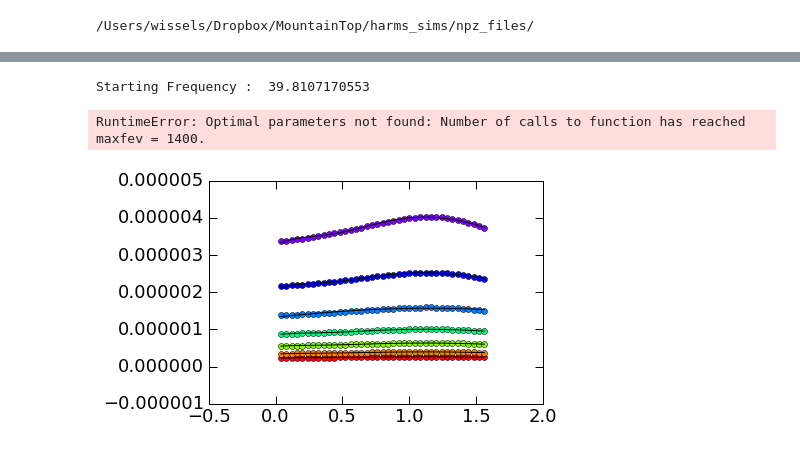
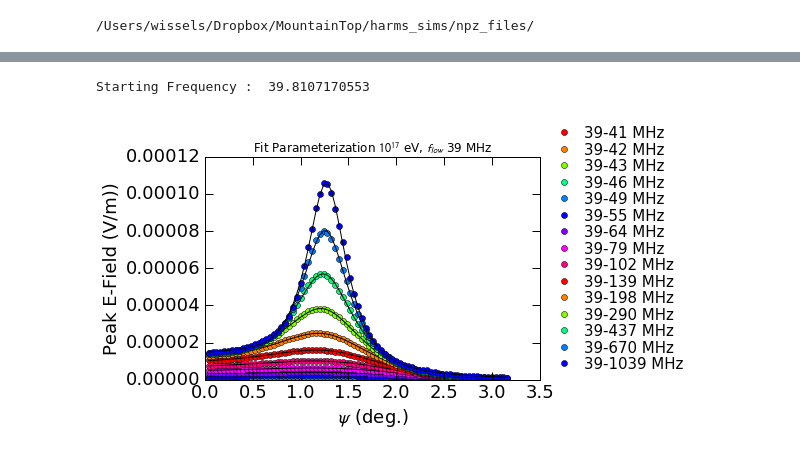
Before and after one commit to swissel/nutau_acceptance, a Jupyter notebook: 03_Detector/Parameterized Efields.ipynb, the cells around one changed output, grey strips where cells are left out. Drawn from its saved outputs; the diff is of its cells as text; code cells hidden in the pictures.

Commit message:
Changes to angular acceptance and E-field parameterization notebooks.

```diff
--- a/03_Detector/Parameterized Efields.ipynb
+++ b/03_Detector/Parameterized Efields.ipynb
@@ -61,7 +61,7 @@ def band_peak_efield(efield, freq, f_LO, bandwidth):
 
 def efield_vs_angle(h, z, f_Lo_list, bandwidth_list):
 
-    off_angle_array = np.arange(0.04,40*0.04, 0.04)
+    off_angle_array = np.arange(0.04,80*0.04, 0.04)
     i_off_angle_array = range(1, len(off_angle_array)+1)
     epeak_list = np.zeros((len(f_Lo_list), len(bandwidth_list), len(i_off_angle_array)))
     cc = 0
@@ -175,7 +175,9 @@ def lorentzian_func(psi, E_0, frac_gauss, gauss_peak, gauss_width):
 
 def lorentzian_gaussian_background_func(psi, E_0, frac_gauss, gauss_peak, gauss_width, E_1, width2):
     v = (psi - gauss_peak) / gauss_width
-    E_field = E_0*(frac_gauss*np.exp(-v**2/2.)  + (1-frac_gauss)/(1+v**2)) + + E_1*np.exp(-psi**2/2./width2**2)
+    E_field = E_0*(frac_gauss*np.exp(-v**2/2.)  + (1-frac_gauss)/(1+v**2)) + E_1*np.exp(-psi**2/2./width2**2)
+    #E_field = E_1*(frac_gauss*np.exp(-psi**2/(2.*width2) )) + E_0 * (1-frac_gauss) /(width2*(1. + (v/width2)**2))
+
     return E_field
 # %%
 E_0  = 0.183*1.e-3     # V/m at ground level for 10^17 eV tau lepton.
@@ -306,7 +308,7 @@ def FWHM(X,Y):
 # %%
 # Fit curves by varying the starting frequency for a fixed bandwidth.
 # Fit fails if initial parameter for gauss_peak is not close
-i_bandwidth  =7
+i_bandwidth  = 13
 print "Bandwidth : ", bandwidth_list[i_bandwidth]
 
 for i_f_Lo in range(0,len(f_Lo_list)):
@@ -314,27 +316,12 @@ for i_f_Lo in range(0,len(f_Lo_list)):
     E_0  =  max(epeak_list[i_f_Lo][i_bandwidth])# V/m at ground level for 10^17 eV tau lepton.
     E_1 = epeak_list[i_f_Lo][i_bandwidth][0]   # V/m at ground level for 10^17 eV tau lepton.
     frac_gauss = E_1/E_0 # fraction of Gaussian peak ( 1-frac_gauss is lorentzian)
-    gauss_peak = psi[np.where(max(epeak_list[i_f_Lo][i_bandwidth]) == epeak_list[i_f_Lo][i_bandwidth][:])[0][0]]      # degree.
-    if( frac_gauss < 0.5):
-        gauss_width = FWHM(psi, epeak_list[i_f_Lo][i_bandwidth][:])
-        #frac_gauss = gauss_width / 4.0# degrees
-        width2 = 0.05
-    else:
-        gauss_width = 3.00
-        width2 = 0.05     # degrees
+
     p0 = [E_0, frac_gauss, gauss_peak, gauss_width, E_1, width2] # initial parameters for the curve fit.
-    #print "INITIAL PARAMETERS: "
-    #print "_____________________"
-    #print p0
-    #print "_____________________"
     popt, pcov = curve_fit(lorentzian_gaussian_background_func, psi, epeak_list[i_f_Lo,i_bandwidth,:], p0=p0)
     pyp.plot(psi, epeak_list[i_f_Lo, i_bandwidth,:], 'o', color = bright_colors2[i_f_Lo%9], label="%d-%d MHz"%(int(f_Lo), int(f_Lo + bandwidth)))
     pyp.plot(psi, airshower_beam_func(psi, *popt),  'k')
-    #print "FIT PARAMETERS: "
-    #print "_____________________"
-    #print popt
-    #print "_____________________"
-pyp.title("Fit Parameterization $10^{17}$ eV, BW %d MHz"%(int(bandwidth_list[i_bandwidth])), fontsize=12)
+    pyp.title("Fit Parameterization $10^{17}$ eV, BW %d MHz"%(int(bandwidth_list[i_bandwidth])), fontsize=12)
 pyp.ylabel("Peak E-Field (V/m))")
 pyp.xlabel("$\psi$ (deg.)")
 pyp.xlim(0)
@@ -353,43 +340,35 @@ RuntimeError: Optimal parameters not found: Number of calls to function has reac
 i_f_Lo = 7
 f_Lo = f_Lo_list[i_f_Lo]
 print "Starting Frequency : ", f_Lo_list[i_f_Lo]
 
 for i_bandwidth in range(0,len(bandwidth_list)):
     bandwidth = bandwidth_list[i_bandwidth]
     E_0  =  max(epeak_list[i_f_Lo][i_bandwidth])# V/m at ground level for 10^17 eV tau lepton.
     E_1 = epeak_list[i_f_Lo][i_bandwidth][0]   # V/m at ground level for 10^17 eV tau lepton.
     frac_gauss = E_1/E_0 # fraction of Gaussian peak ( 1-frac_gauss is lorentzian)
-    gauss_peak = psi[np.where(max(epeak_list[i_f_Lo][i_bandwidth]) == epeak_list[i_f_Lo][i_bandwidth][:])[0][0]]      # degree.
-    if( frac_gauss < 0.5):
-        gauss_width = FWHM(psi, epeak_list[i_f_Lo][i_bandwidth][:])
-        #frac_gauss = gauss_width / 4.0# degrees
-        width2 = 0.05
-    else:
-        gauss_width = 3.00
-        width2 = 0.05     # degrees
+
     p0 = [E_0, frac_gauss, gauss_peak, gauss_width, E_1, width2] # initial parameters for the curve fit.
     #print "INITIAL PARAMETERS: "
     #print "_____________________"
     #print p0
     #print "_____________________"
     popt, pcov = curve_fit(lorentzian_gaussian_background_func, psi, epeak_list[i_f_Lo,i_bandwidth,:], p0=p0)
     pyp.plot(psi, epeak_list[i_f_Lo, i_bandwidth,:], 'o', color = bright_colors2[i_bandwidth%9], label="%d-%d MHz"%(int(f_Lo), int(f_Lo + bandwidth)))
     pyp.plot(psi, airshower_beam_func(psi, *popt),  'k')
     #print "FIT PARAMETERS: "
     #print "_____________________"
     #print popt
     #print "_____________________"
 pyp.title("Fit Parameterization $10^{17}$ eV, $f_{low}$ %d MHz"%(int(f_Lo_list[i_f_Lo])), fontsize=12)
 pyp.ylabel("Peak E-Field (V/m))")
 pyp.xlabel("$\psi$ (deg.)")
 pyp.xlim(0)
 pyp.ylim(0)
 pyp.legend(loc=[1.01,0.01])
 pyp.savefig(os.environ['TAU_ACC_DETECTOR_PLOTS_DIR'] + "/efield_flow_%dMHz_altitude%dkm_ze%d.png"%(int(f_Lo_list[i_f_Lo]),h,z) )
 # %% [output]
 Starting Frequency :  39.8107170553
-RuntimeError: Optimal parameters not found: Number of calls to function has reached maxfev = 1400.
-[figure, old version]
+[figure, new version]
 # %%
 h = 37
 zenith_list = np.array([60, 70, 75, 80, 85, 87])
```
Also changed, not shown: parts of 32 cells of this notebook, 1 other file.
